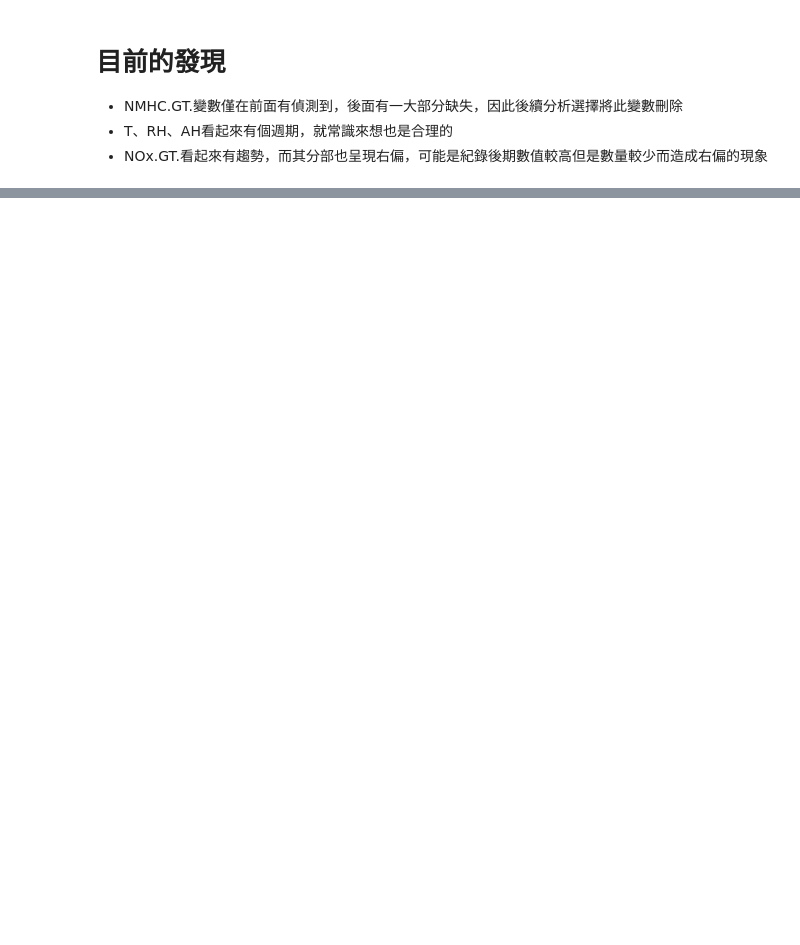
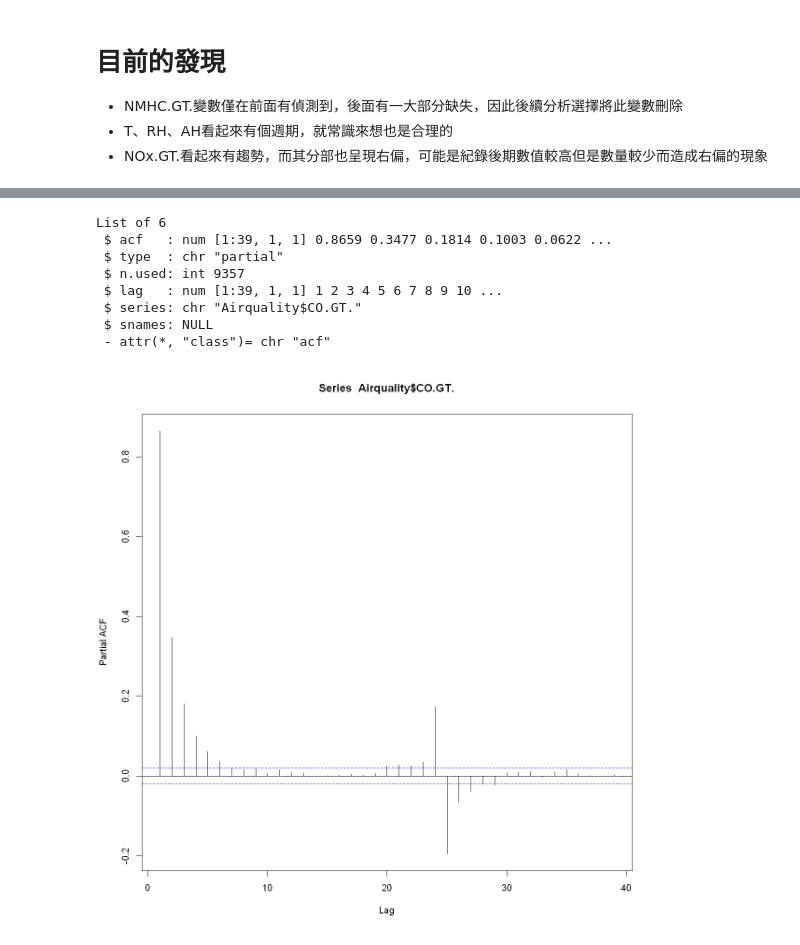
Before and after one commit to XieJiaming/Air-quality, a Jupyter notebook: AirQuality.ipynb, the cells around one changed output, grey strips where cells are left out. Cells and saved outputs as stored; diff of their text form; code cells hidden in the pictures; blank space fills up the shorter version.

```diff
--- a/AirQuality.ipynb
+++ b/AirQuality.ipynb
@@ -260,0 +356,14 @@ airquality <- airquality[,c(3,4,6:15)]
+# %%
+CO <- Airquality$CO.GT.
+# %%
+str(pacf(Airquality$CO.GT.))
+# %% [output]
+List of 6
+ $ acf   : num [1:39, 1, 1] 0.8659 0.3477 0.1814 0.1003 0.0622 ...
+ $ type  : chr "partial"
+ $ n.used: int 9357
+ $ lag   : num [1:39, 1, 1] 1 2 3 4 5 6 7 8 9 10 ...
+ $ series: chr "Airquality$CO.GT."
+ $ snames: NULL
+ - attr(*, "class")= chr "acf"
+[figure, added]
```
Also changed, not shown: parts of 23 cells of this notebook.
